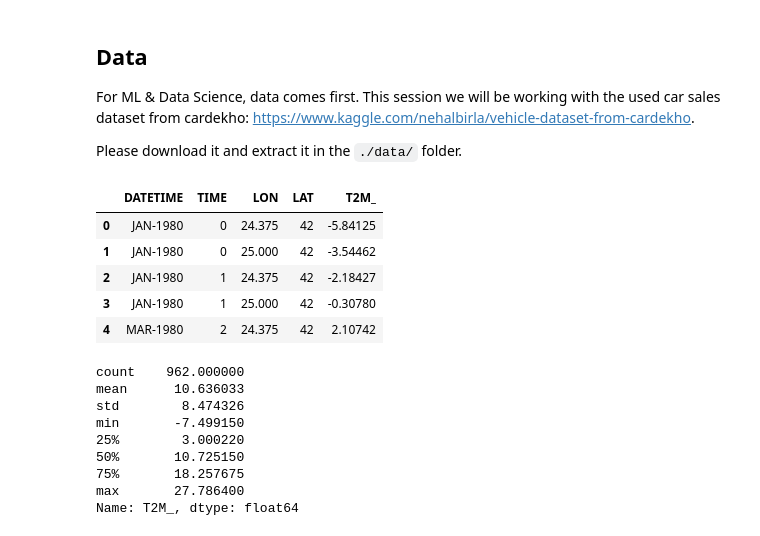
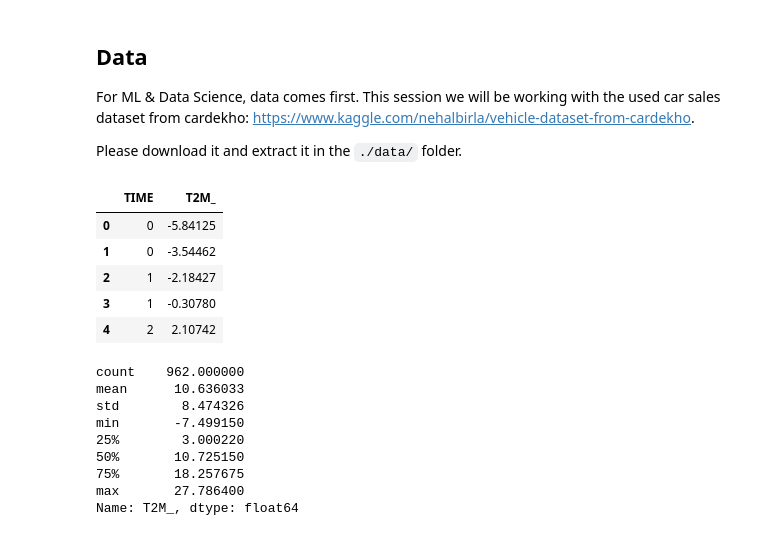
Before and after one commit to LachezarKostov/machine_learrning, a Jupyter notebook: Smule/smule-ml-talent-academy-master/smule-ml-talent-academy-master/Session 1 - Interpretability & Debugging.ipynb, the cells around one changed output. Saved outputs shown, nothing was run; the diff lists cells and outputs as text; code cells hidden in the pictures.

```diff
--- a/Smule/smule-ml-talent-academy-master/smule-ml-talent-academy-master/Session 1 - Interpretability & Debugging.ipynb
+++ b/Smule/smule-ml-talent-academy-master/smule-ml-talent-academy-master/Session 1 - Interpretability & Debugging.ipynb
@@ -47,17 +47,18 @@ Please download it and extract it in the `./data/` folder.
 # %%
 import pandas as pd
 # %%
-data = pd.read_csv("data/Nasa.csv")
+data = pd.read_csv("data/Nasa.csv", usecols = [1,4])
 # data['brand'] = data['name'].apply(lambda x: x.split(' ')[0])
 # data['selling_price'] = data['selling_price'] * 0.014
+
 data.head()
 # %% [output]
-|  | DATETIME | TIME | LON | LAT | T2M_ |
-| 0 | JAN-1980 | 0 | 24.375 | 42 | -5.84125 |
-| 1 | JAN-1980 | 0 | 25.000 | 42 | -3.54462 |
-| 2 | JAN-1980 | 1 | 24.375 | 42 | -2.18427 |
-| 3 | JAN-1980 | 1 | 25.000 | 42 | -0.30780 |
-| 4 | MAR-1980 | 2 | 24.375 | 42 | 2.10742 |
+|  | TIME | T2M_ |
+| 0 | 0 | -5.84125 |
+| 1 | 0 | -3.54462 |
+| 2 | 1 | -2.18427 |
+| 3 | 1 | -0.30780 |
+| 4 | 2 | 2.10742 |
 # %%
 data['T2M_'].describe()
 # %% [output]
```
Also changed, not shown: parts of 12 cells of this notebook, 3 other files.
